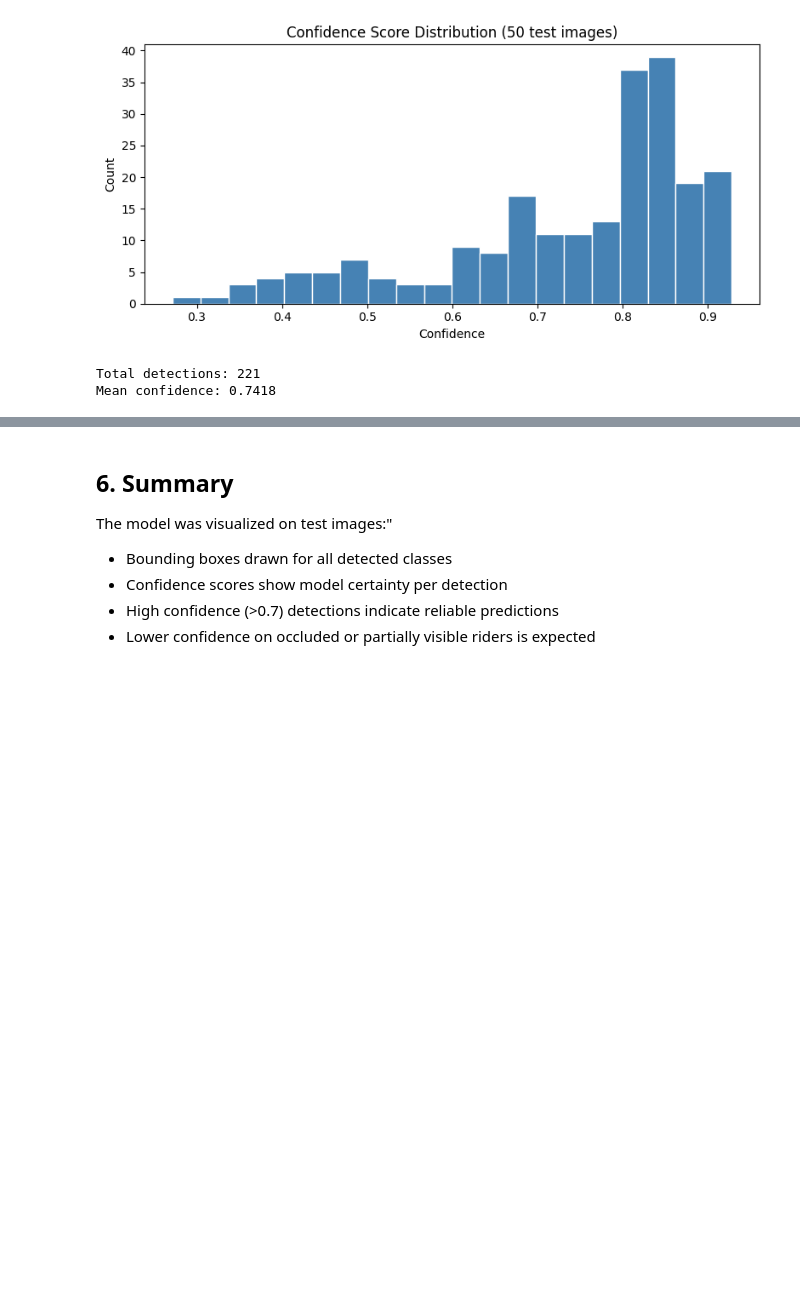
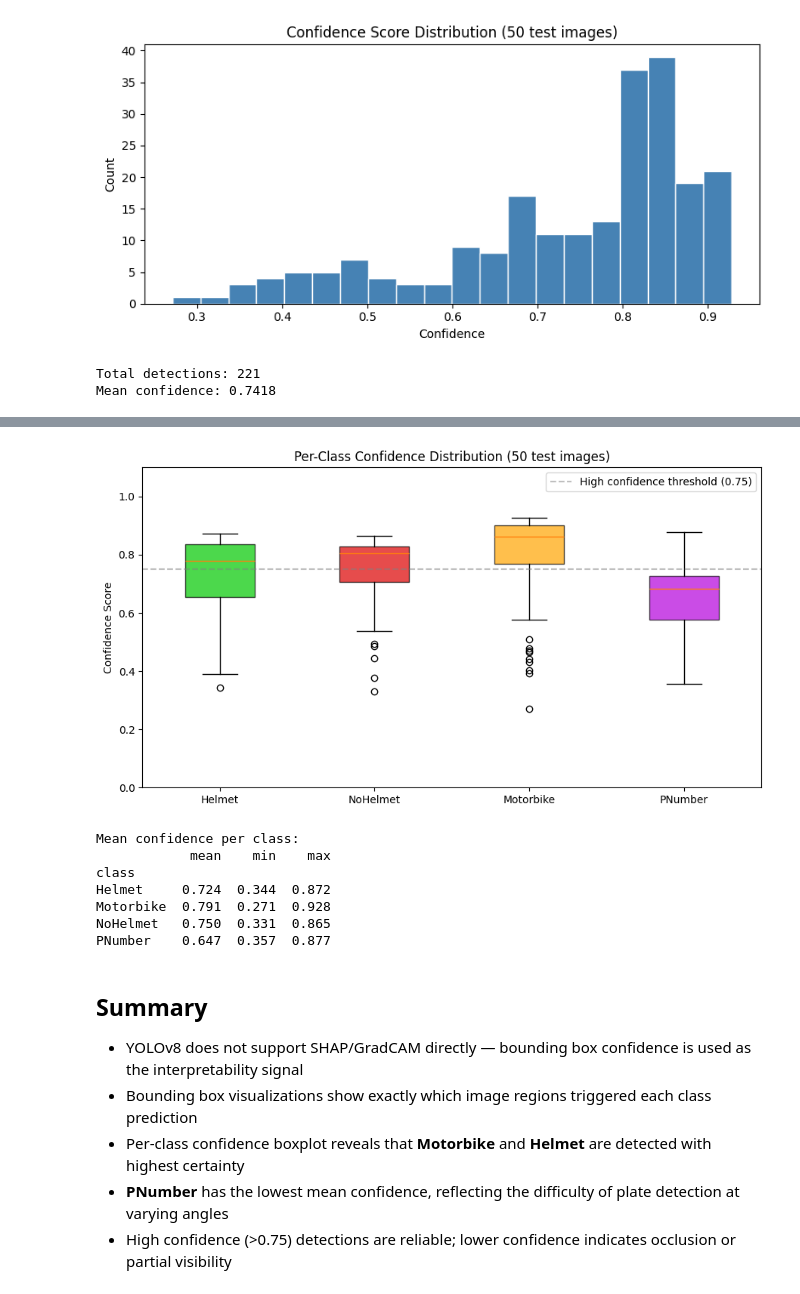
Before and after one commit to Bezzilla/HelmTrack, a Jupyter notebook: notebooks/explainability.ipynb, the cells around one changed output, grey strips where cells are left out. Drawn from its saved outputs; the diff is of its cells as text; code cells hidden in the pictures; blank space fills up the shorter version.

```diff
--- a/notebooks/explainability.ipynb
+++ b/notebooks/explainability.ipynb
@@ -105,8 +116,50 @@ Mean confidence: 0.7418
+# %%
+import pandas as pd
+
+all_confs2 = []
+all_cls2   = []
+for img_path in sorted(TEST_DIR.glob('*.jpg'))[:50]:
+    result = model(str(img_path), verbose=False)[0]
+    for box in result.boxes:
+        all_confs2.append(float(box.conf[0]))
+        all_cls2.append(model.names[int(box.cls[0])])
+
+df_conf = pd.DataFrame({'class': all_cls2, 'confidence': all_confs2})
+
+fig, ax = plt.subplots(figsize=(9, 5))
+class_order = ['Helmet', 'NoHelmet', 'Motorbike', 'PNumber']
+colors = ['#00c800', '#dc0000', '#ffa500', '#b400dc']
+data_by_class = [df_conf[df_conf['class'] == c]['confidence'].values for c in class_order]
+
+bp = ax.boxplot(data_by_class, labels=class_order, patch_artist=True)
+for patch, color in zip(bp['boxes'], colors):
+    patch.set_facecolor(color)
+    patch.set_alpha(0.7)
+
+ax.set_ylabel('Confidence Score')
+ax.set_title('Per-Class Confidence Distribution (50 test images)')
+ax.set_ylim(0, 1.1)
+ax.axhline(0.75, color='gray', linestyle='--', alpha=0.5, label='High confidence threshold (0.75)')
+ax.legend()
+plt.tight_layout()
+plt.show()
+
+print('\nMean confidence per class:')
+print(df_conf.groupby('class')['confidence'].agg(['mean','min','max']).round(3))
+# %% [output]
+[figure, added]
+Mean confidence per class:
+            mean    min    max
+class
+Helmet     0.724  0.344  0.872
+Motorbike  0.791  0.271  0.928
+NoHelmet   0.750  0.331  0.865
+PNumber    0.647  0.357  0.877
 # %% [markdown]
-## 6. Summary
+## Summary
 
-The model was visualized on test images:"
-- Bounding boxes drawn for all detected classes
-- Confidence scores show model certainty per detection
-- High confidence (>0.7) detections indicate reliable predictions
-- Lower confidence on occluded or partially visible riders is expected
+- YOLOv8 does not support SHAP/GradCAM directly — bounding box confidence is used as the interpretability signal
+- Bounding box visualizations show exactly which image regions triggered each class prediction
+- Per-class confidence boxplot reveals that **Motorbike** and **Helmet** are detected with highest certainty
+- **PNumber** has the lowest mean confidence, reflecting the difficulty of plate detection at varying angles
+- High confidence (>0.75) detections are reliable; lower confidence indicates occlusion or partial visibility
```
Also changed, not shown: parts of 2 cells of this notebook, 2 other files.
